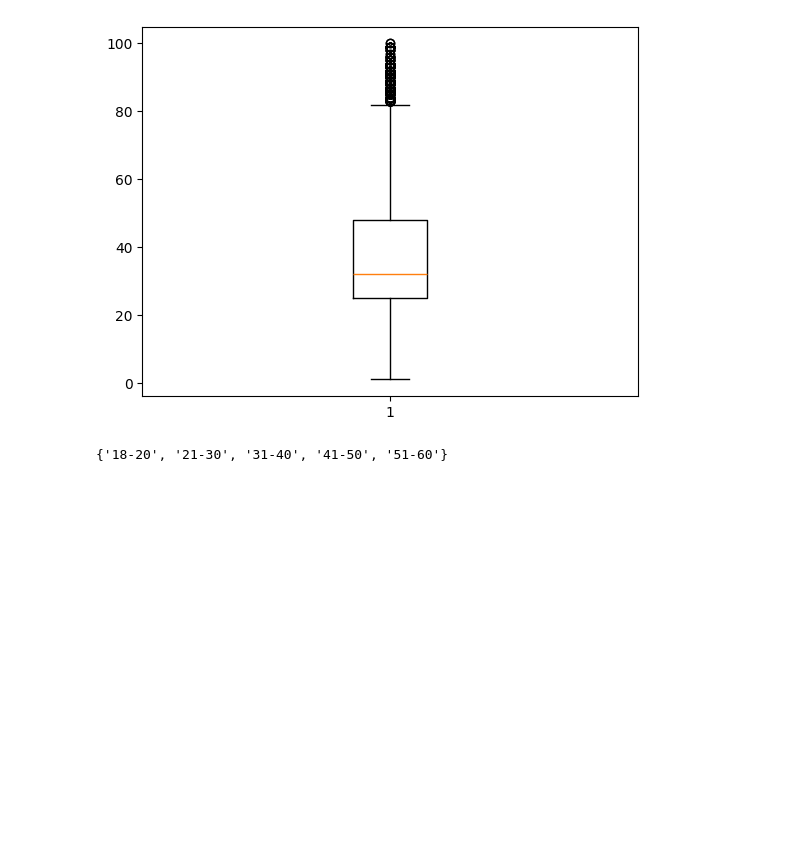
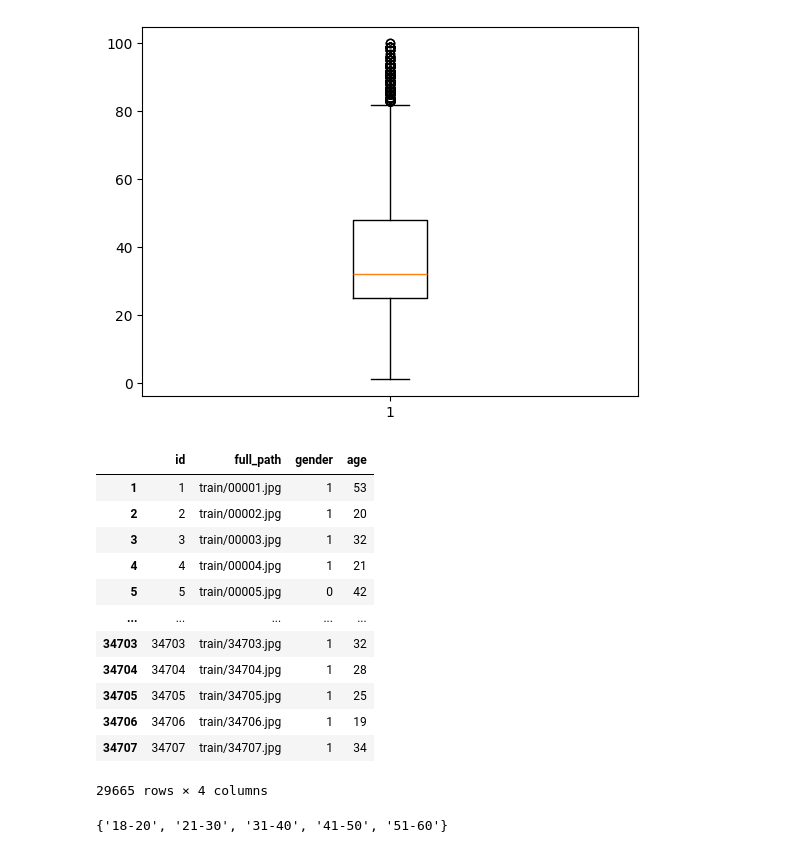
Before and after one commit to abdubakr77/FaceAge-Classifier, a Jupyter notebook: Face Age Classifier.ipynb, the cells around one changed output. Drawn from its saved outputs; the diff is of its cells as text; code cells hidden in the pictures; blank space fills up the shorter version.

```diff
--- a/Face Age Classifier.ipynb
+++ b/Face Age Classifier.ipynb
@@ -150,6 +163,23 @@ plt.boxplot(train_df['age'])
  'fliers': [<matplotlib.lines.Line2D at 0x...>],
  'means': []}
 [figure]
+# %%
+train_df = train_df[train_df['age'] <= 60][train_df['age'] >= 18]
+train_df
+# %% [output]
+|  | id | full_path | gender | age |
+| 1 | 1 | train/00001.jpg | 1 | 53 |
+| 2 | 2 | train/00002.jpg | 1 | 20 |
+| 3 | 3 | train/00003.jpg | 1 | 32 |
+| 4 | 4 | train/00004.jpg | 1 | 21 |
+| 5 | 5 | train/00005.jpg | 0 | 42 |
+| ... | ... | ... | ... | ... |
+| 34703 | 34703 | train/34703.jpg | 1 | 32 |
+| 34704 | 34704 | train/34704.jpg | 1 | 28 |
+| 34705 | 34705 | train/34705.jpg | 1 | 25 |
+| 34706 | 34706 | train/34706.jpg | 1 | 19 |
+| 34707 | 34707 | train/34707.jpg | 1 | 34 |
+29665 rows × 4 columns
 # %%
 labels = set(small_df["age"].values)
 labels
```
Also changed, not shown: parts of 2 cells of this notebook.
